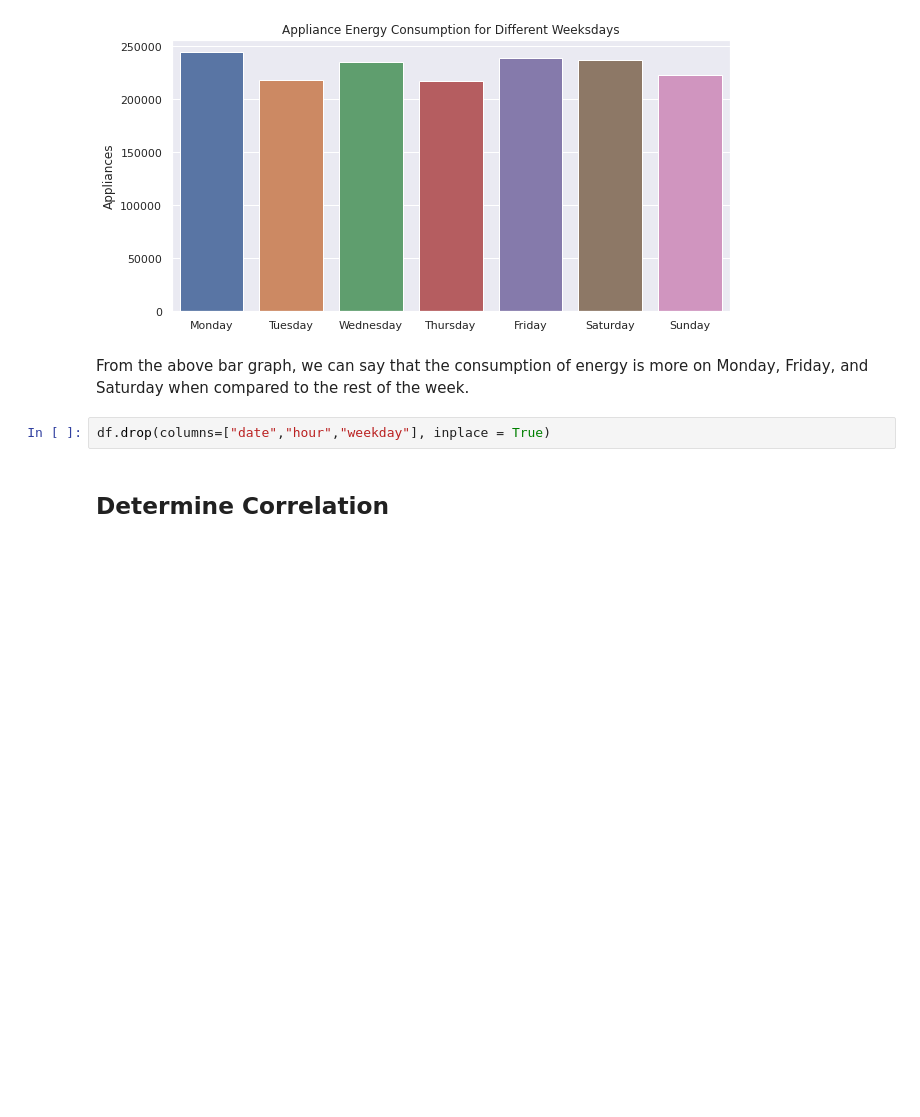
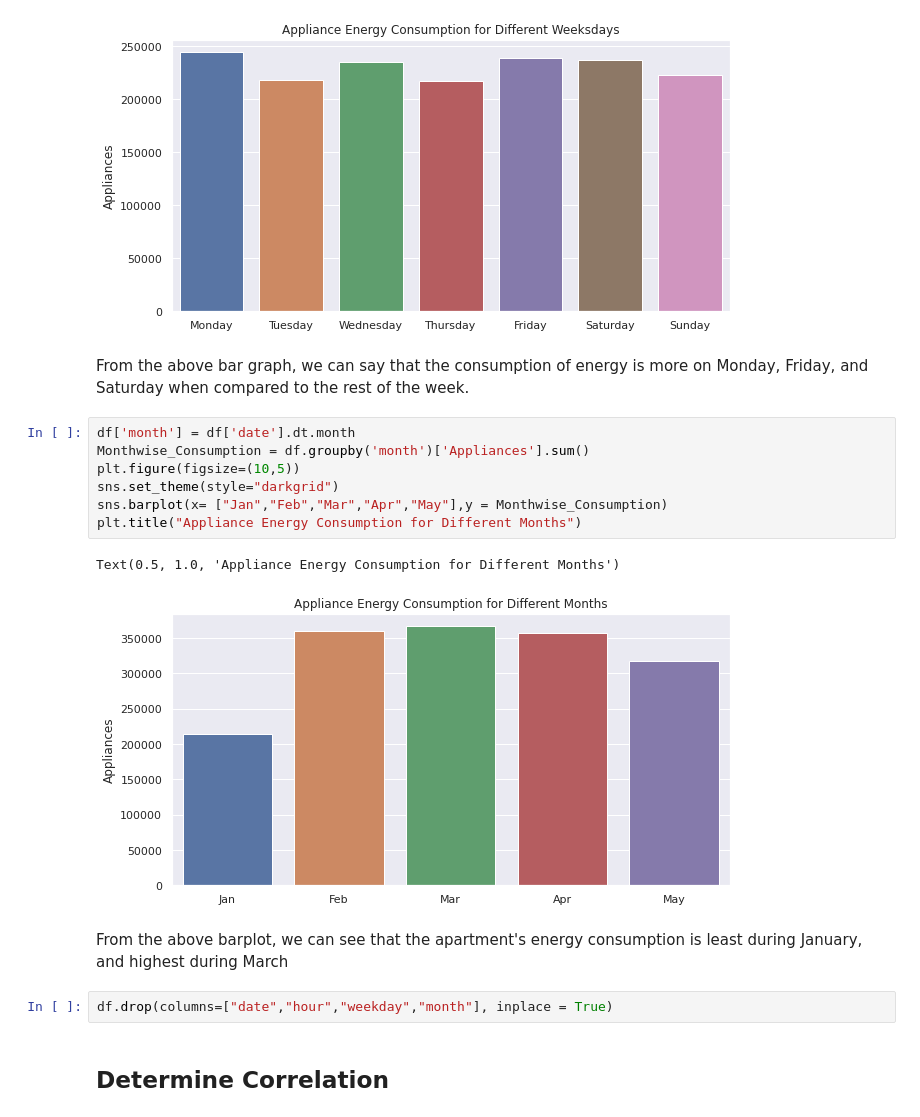
Before and after one commit to Srijan-Rai/Appliane-Energy-Prediction, a Jupyter notebook: ApplianceEnergyPrediction.ipynb, the cells around one changed output. Drawn from its saved outputs; the diff is of its cells as text; blank space fills up the shorter version.

```diff
--- a/ApplianceEnergyPrediction.ipynb
+++ b/ApplianceEnergyPrediction.ipynb
@@ -366,8 +357,20 @@ Text(0.5, 1.0, 'Appliance Energy Consumption for Different Weeksdays')
 [figure]
 # %% [markdown]
 From the above bar graph, we can say that the consumption of energy is more on Monday, Friday, and Saturday when compared to the rest of the week.
+# %%
+df['month'] = df['date'].dt.month
+Monthwise_Consumption = df.groupby('month')['Appliances'].sum()
+plt.figure(figsize=(10,5))
+sns.set_theme(style="darkgrid")
+sns.barplot(x= ["Jan","Feb","Mar","Apr","May"],y = Monthwise_Consumption)
+plt.title("Appliance Energy Consumption for Different Months")
+# %% [output]
+Text(0.5, 1.0, 'Appliance Energy Consumption for Different Months')
+[figure, added]
+# %% [markdown]
+From the above barplot, we can see that the apartment's  energy consumption is least during January, and highest during March
 # %%
-df.drop(columns=["date","hour","weekday"], inplace = True)
+df.drop(columns=["date","hour","weekday","month"], inplace = True)
 # %% [markdown]
 ## **Determine Correlation**
 # %% [markdown]
```
Also changed, not shown: parts of 13 cells of this notebook.
